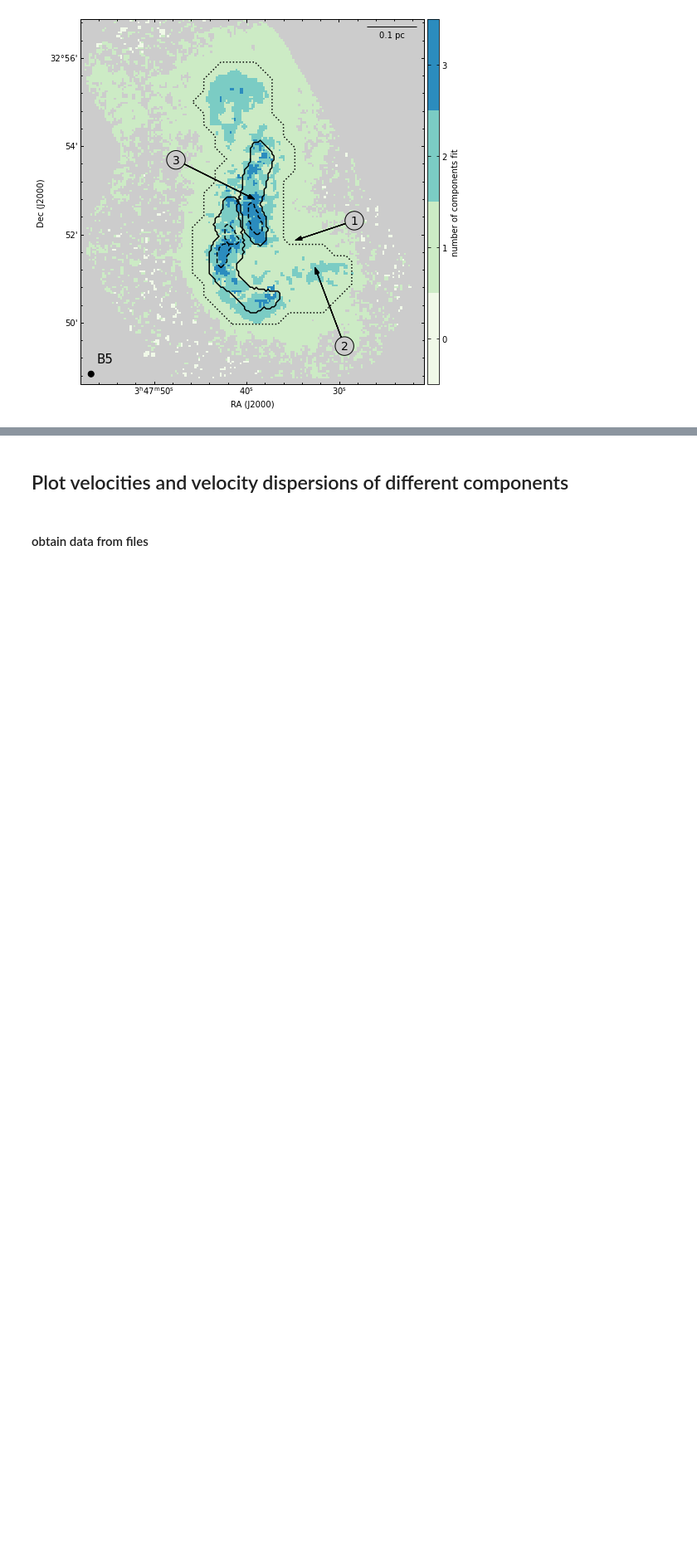
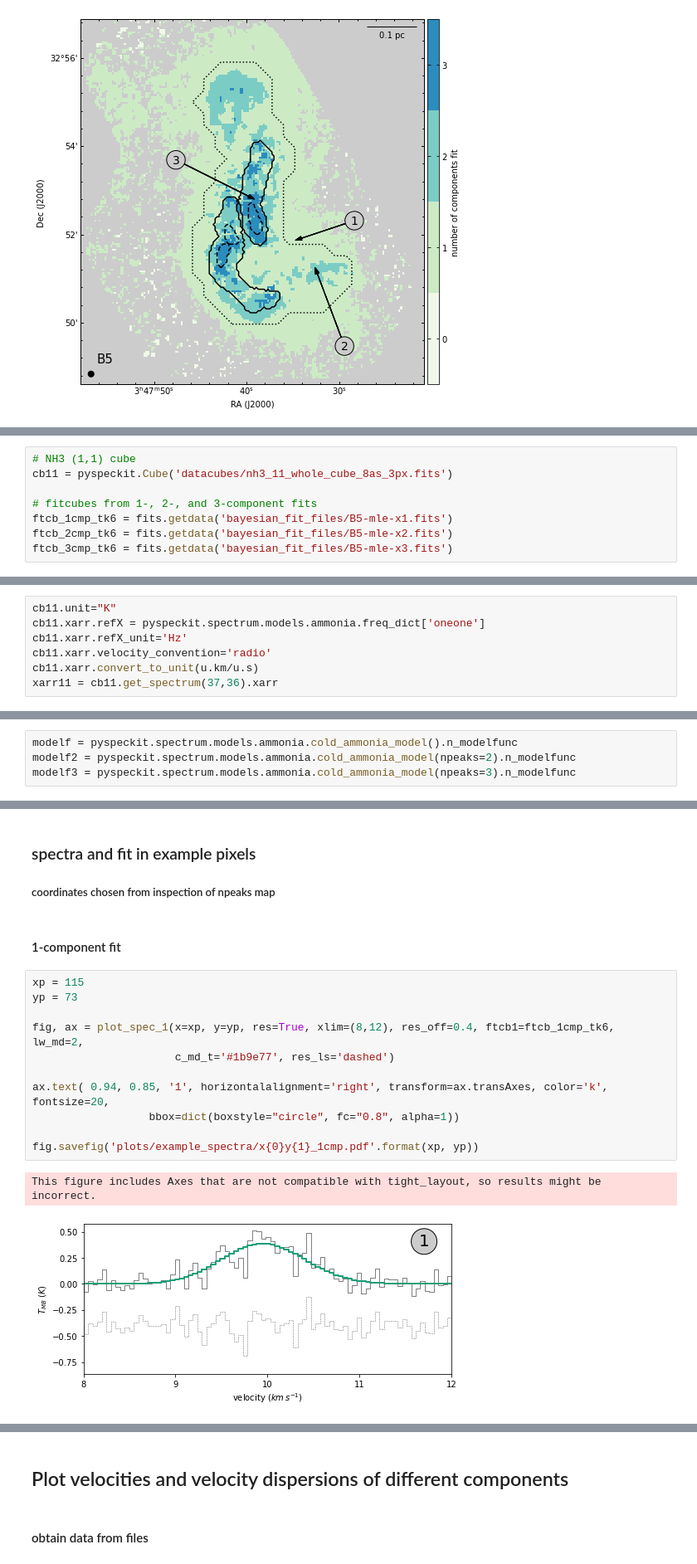
Before and after one commit to SpandanCh/Barnard5_filaments, a Jupyter notebook: make_para_maps.ipynb, the cells around one changed output, grey strips where cells are left out. Shown at 83% size. Drawn from its saved outputs; the diff is of its cells as text; blank space fills up the shorter version.

Commit message:
added example spectra plots

```diff
--- a/make_para_maps.ipynb
+++ b/make_para_maps.ipynb
@@ -268,0 +273,8 @@ No contour levels were found within the data range.
+# %%
+# NH3 (1,1) cube
+cb11 = pyspeckit.Cube('datacubes/nh3_11_whole_cube_8as_3px.fits')
+
+# fitcubes from 1-, 2-, and 3-component fits
+ftcb_1cmp_tk6 = fits.getdata('bayesian_fit_files/B5-mle-x1.fits')
+ftcb_2cmp_tk6 = fits.getdata('bayesian_fit_files/B5-mle-x2.fits')
+ftcb_3cmp_tk6 = fits.getdata('bayesian_fit_files/B5-mle-x3.fits')
@@ -268,0 +285,7 @@ No contour levels were found within the data range.
+# %%
+cb11.unit="K"
+cb11.xarr.refX = pyspeckit.spectrum.models.ammonia.freq_dict['oneone']
+cb11.xarr.refX_unit='Hz'
+cb11.xarr.velocity_convention='radio'
+cb11.xarr.convert_to_unit(u.km/u.s)
+xarr11 = cb11.get_spectrum(37,36).xarr
@@ -268,0 +294,4 @@ No contour levels were found within the data range.
+# %%
+modelf = pyspeckit.spectrum.models.ammonia.cold_ammonia_model().n_modelfunc
+modelf2 = pyspeckit.spectrum.models.ammonia.cold_ammonia_model(npeaks=2).n_modelfunc
+modelf3 = pyspeckit.spectrum.models.ammonia.cold_ammonia_model(npeaks=3).n_modelfunc
@@ -268,0 +494,19 @@ No contour levels were found within the data range.
+# %% [markdown]
+### spectra and fit in example pixels
+##### coordinates chosen from inspection of npeaks map
+# %% [markdown]
+#### 1-component fit
+# %%
+xp = 115
+yp = 73
+
+fig, ax = plot_spec_1(x=xp, y=yp, res=True, xlim=(8,12), res_off=0.4, ftcb1=ftcb_1cmp_tk6, lw_md=2,
+                      c_md_t='#1b9e77', res_ls='dashed')
+
+ax.text( 0.94, 0.85, '1', horizontalalignment='right', transform=ax.transAxes, color='k', fontsize=20,
+                  bbox=dict(boxstyle="circle", fc="0.8", alpha=1))
+
+fig.savefig('plots/example_spectra/x{0}y{1}_1cmp.pdf'.format(xp, yp))
+# %% [output]
+This figure includes Axes that are not compatible with tight_layout, so results might be incorrect.
+[figure, added]
```
Also changed, not shown: parts of 13 cells of this notebook, 3 other files.
